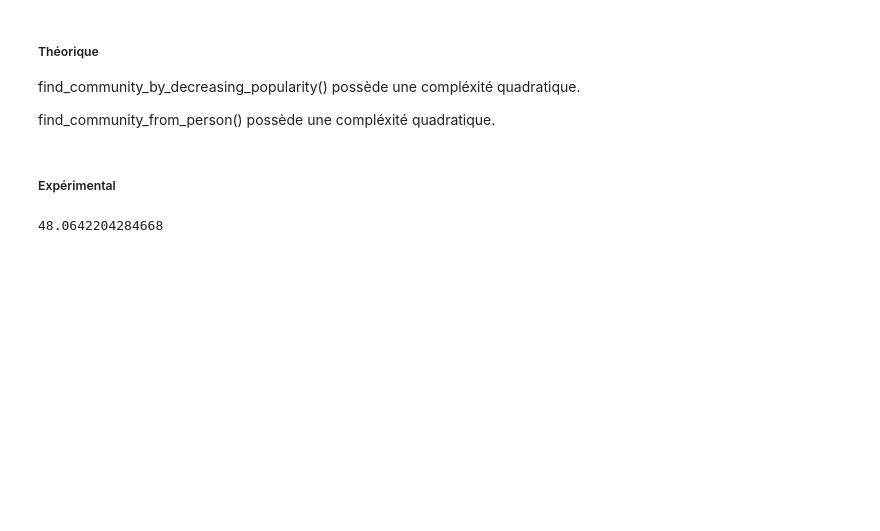
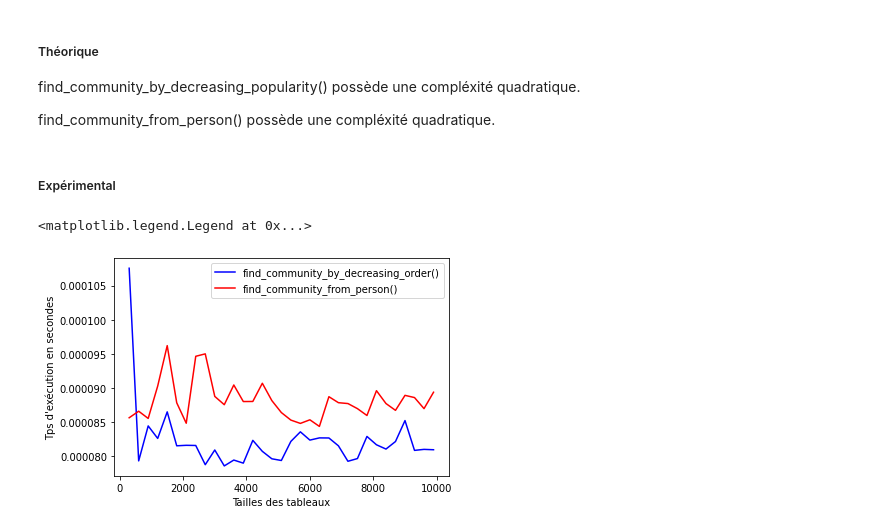
Before and after one commit to om4r932/sae102, a Jupyter notebook: Comparaisons.ipynb, the cells around one changed output. Drawn from its saved outputs; the diff is of its cells as text; code cells hidden in the pictures; blank space fills up the shorter version.

```diff
--- a/Comparaisons.ipynb
+++ b/Comparaisons.ipynb
@@ -79,7 +76,7 @@ find_community_from_person() possède une compléxité quadratique.
 from community_detection import *
 from random import randint
 
-amis = lecture_reseau("files/Communaute4.csv")
+amis = lecture_reseau("files/Communaute1.csv")
 dic_res = create_network(amis)
 
 def mesure_find_community_by_decreasing_popularity(n):
@@ -97,21 +94,29 @@ def mesure_find_community_from_person(n):
     i = 0
     while i < n:
         depart = time()
-        find_community_from_person(dic_res, amis[randint(0, len(amis))])
+        find_community_from_person(dic_res, amis[randint(0, len(amis) - 1)])
         temps += time()-depart
         i += 1
     return temps / n
 
-"""tailles = [100, 150, 200, 250, 300, 350, 400, 450, 500, 550, 600, 650, 700, 750, 800, 850, 900, 950, 1000, 1050, 1100, 1150, 1200, 1250, 1300, 1350, 1400, 1450, 1500, 1550, 1600, 1650, 1700, 1750, 1800, 1850, 1900, 1950, 2000, 2050, 2100, 2150, 2200, 2250, 2300, 2350, 2400, 2450, 2500, 2550, 2600, 2650, 2700, 2750, 2800, 2850, 2900, 2950, 3000, 3050, 3100, 3150, 3200, 3250, 3300, 3350, 3400, 3450, 3500, 3550, 3600, 3650, 3700, 3750, 3800, 3850, 3900, 3950,
-4000, 4050, 4100, 4150, 4200, 4250, 4300, 4350, 4400, 4450, 4500, 4550, 4600, 4650, 4700, 4750, 4800, 4850, 4900, 4950, 5000]
+tailles = [300, 600, 900, 1200, 1500, 1800, 2100, 2400, 2700, 3000, 3300, 3600, 3900, 4200, 4500, 4800, 5100, 5400, 5700, 6000, 6300, 6600, 6900, 7200, 7500, 7800, 8100, 8400, 8700, 9000, 9300, 9600, 9900]
 tps1 = []
 tps2 = []
 i = 0
 while i < len(tailles):
-    tps1.append(mesure_create_network(tailles[i]))
-    tps2.append(mesure_dico_reseau(tailles[i]))
-    i += 1"""
-
-mesure_find_community_by_decreasing_popularity(1)
+    tps1.append(mesure_find_community_by_decreasing_popularity(tailles[i]))
+    tps2.append(mesure_find_community_from_person(tailles[i]))
+    i += 1
-# %% [output]
-48.0642204284668
+# %%
+%matplotlib inline
+
+plot(tailles, tps1, "b", label="find_community_by_decreasing_order()")
+plot(tailles, tps2, "r", label="find_community_from_person()")
+
+
+xlabel("Tailles des tableaux")
+ylabel("Tps d'exécution en secondes")
+legend()
+# %% [output]
+<matplotlib.legend.Legend at 0x...>
+[figure, added]
```
Also changed, not shown: parts of 2 cells of this notebook.
